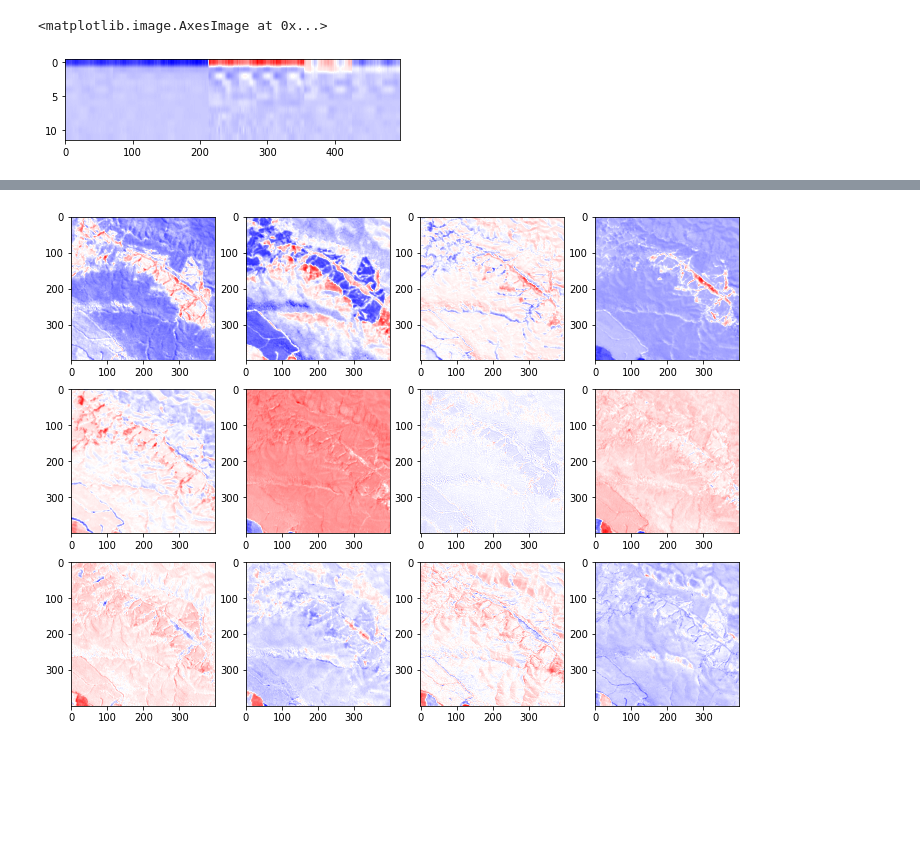
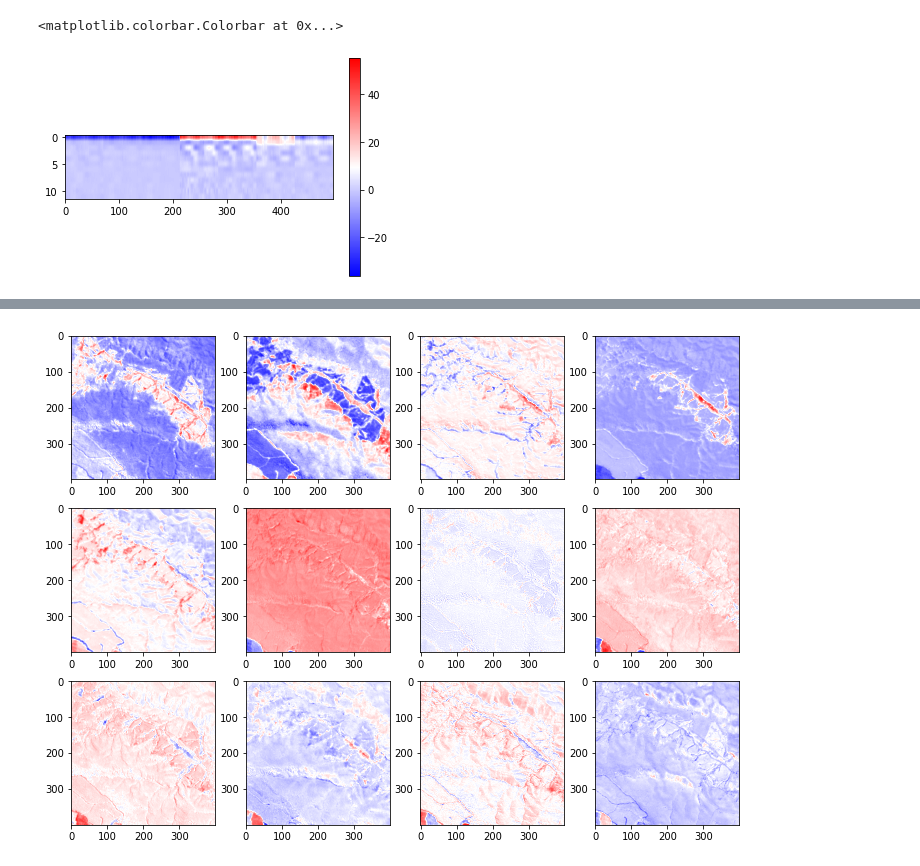
Before and after one commit to ANU-WALD/sat_decomp, a Jupyter notebook: component_comp.ipynb, the cells around one changed output, grey strips where cells are left out. Drawn from its saved outputs; the diff is of its cells as text; code cells hidden in the pictures; blank space fills up the shorter version.

```diff
--- a/component_comp.ipynb
+++ b/component_comp.ipynb
@@ -173,5 +226,6 @@ tensor(12.0900, device='cuda:0', grad_fn=<SumBackward0>)
 # %%
 plt.imshow(coeffs.T, aspect=10, cmap='bwr')
+plt.colorbar()
 # %% [output]
-<matplotlib.image.AxesImage at 0x...>
+<matplotlib.colorbar.Colorbar at 0x...>
-[figure, old version]
+[figure, new version]
```
Also changed, not shown: parts of 10 cells of this notebook.
